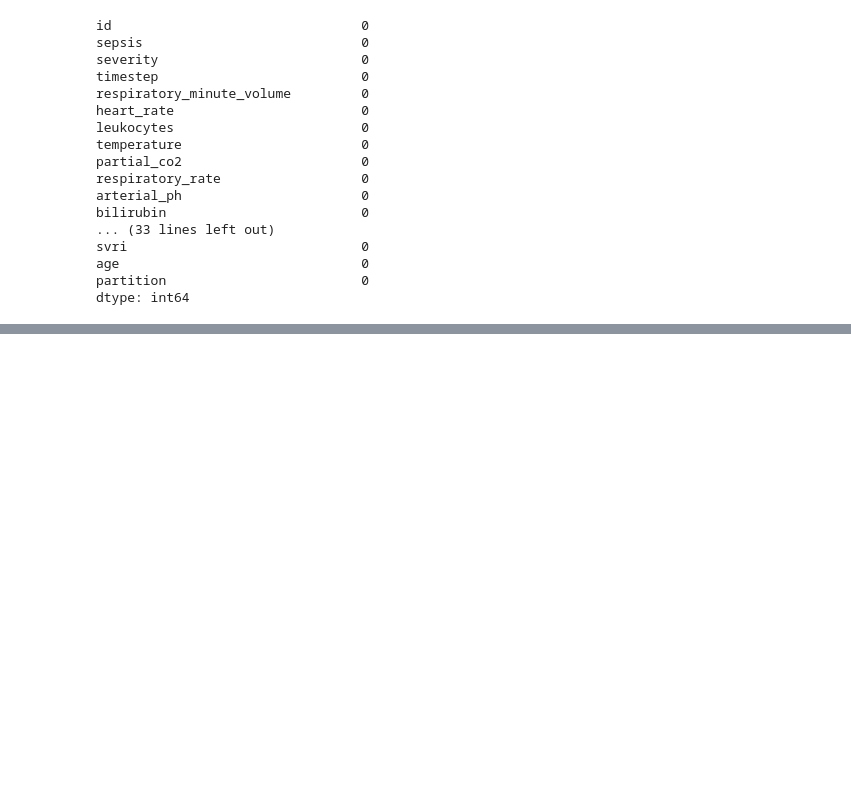
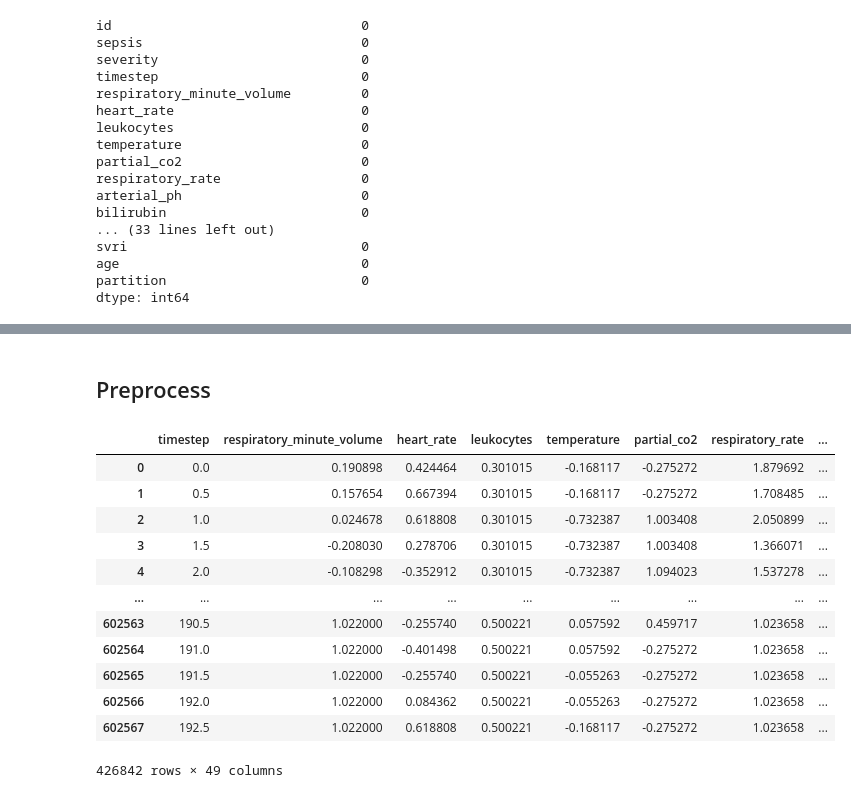
Before and after one commit to emilwennstrom/SepsisTS, a Jupyter notebook: sepsis1.ipynb, the cells around one changed output, grey strips where cells are left out. Saved outputs shown, nothing was run; the diff lists cells and outputs as text; code cells hidden in the pictures; blank space fills up the shorter version.

```diff
--- a/sepsis1.ipynb
+++ b/sepsis1.ipynb
@@ -78,0 +223,2 @@ Name: count, dtype: int64
+# %% [markdown]
+## Preprocess
@@ -78,0 +227,17 @@ Name: count, dtype: int64
+# %%
+cols_to_drop = ["id", "sepsis", "severity"]
+df_test.drop(columns=cols_to_drop)
+# %% [output]
+|  | timestep | respiratory_minute_volume | heart_rate | leukocytes | temperature | partial_co2 | respiratory_rate | ... |
+| 0 | 0.0 | 0.190898 | 0.424464 | 0.301015 | -0.168117 | -0.275272 | 1.879692 | ... |
+| 1 | 0.5 | 0.157654 | 0.667394 | 0.301015 | -0.168117 | -0.275272 | 1.708485 | ... |
+| 2 | 1.0 | 0.024678 | 0.618808 | 0.301015 | -0.732387 | 1.003408 | 2.050899 | ... |
+| 3 | 1.5 | -0.208030 | 0.278706 | 0.301015 | -0.732387 | 1.003408 | 1.366071 | ... |
+| 4 | 2.0 | -0.108298 | -0.352912 | 0.301015 | -0.732387 | 1.094023 | 1.537278 | ... |
+| ... | ... | ... | ... | ... | ... | ... | ... | ... |
+| 602563 | 190.5 | 1.022000 | -0.255740 | 0.500221 | 0.057592 | 0.459717 | 1.023658 | ... |
+| 602564 | 191.0 | 1.022000 | -0.401498 | 0.500221 | 0.057592 | -0.275272 | 1.023658 | ... |
+| 602565 | 191.5 | 1.022000 | -0.255740 | 0.500221 | -0.055263 | -0.275272 | 1.023658 | ... |
+| 602566 | 192.0 | 1.022000 | 0.084362 | 0.500221 | -0.055263 | -0.275272 | 1.023658 | ... |
+| 602567 | 192.5 | 1.022000 | 0.618808 | 0.500221 | -0.168117 | -0.275272 | 1.023658 | ... |
+426842 rows × 49 columns
```
Also changed, not shown: parts of 20 cells of this notebook.
